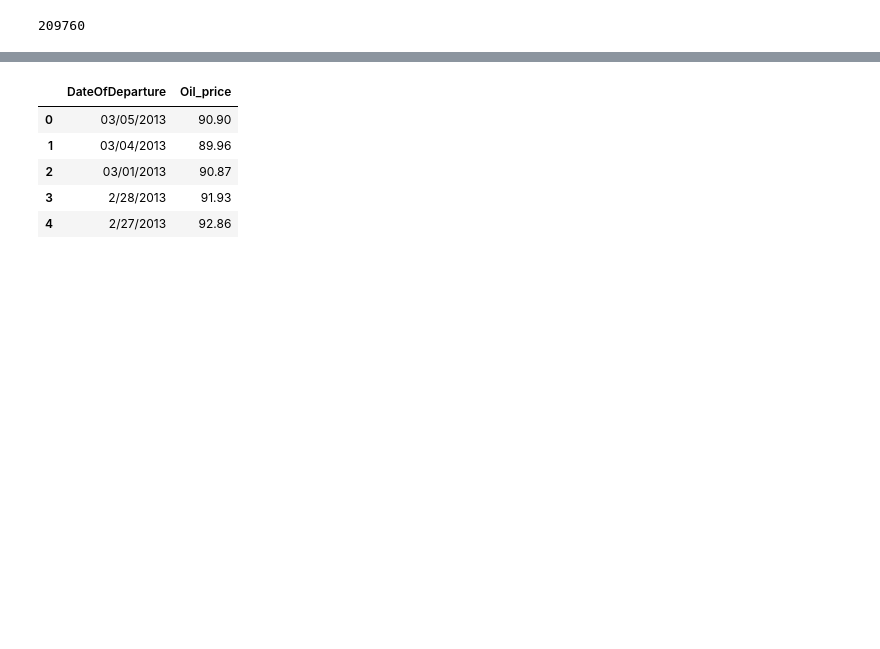
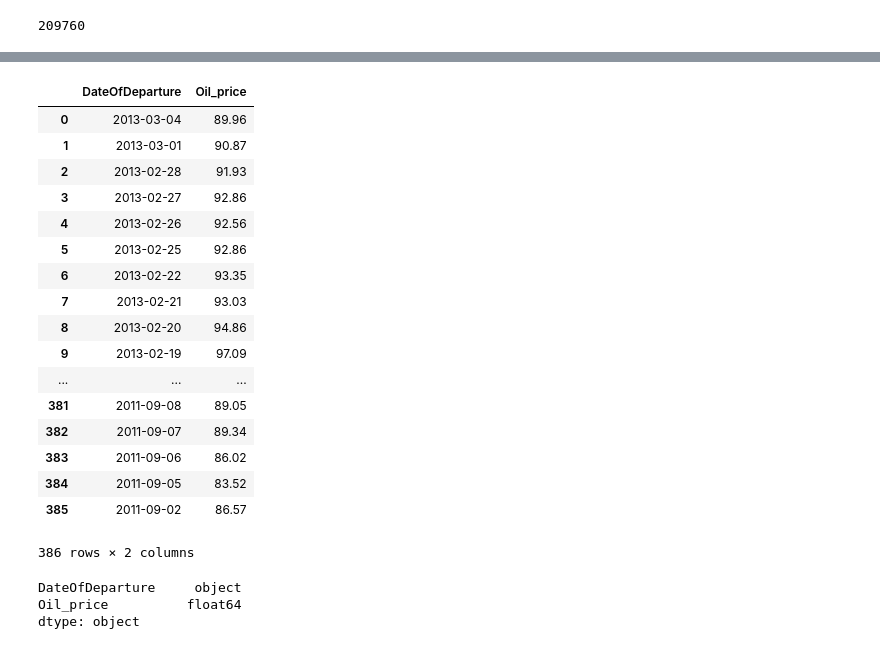
Before and after one commit to AdrienToulouse/Predicting_air_traffic, a Jupyter notebook: External_data.ipynb, the cells around one changed output, grey strips where cells are left out. Saved outputs shown, nothing was run; the diff lists cells and outputs as text; code cells hidden in the pictures; blank space fills up the shorter version.

```diff
--- a/External_data.ipynb
+++ b/External_data.ipynb
@@ -185,10 +179,28 @@ X_ext_6.to_csv('external_data_6.csv')
 # %%
-X_oil = pd.read_csv('submissions/external_data/Oil_price.csv', sep=';')
-X_oil.head()
+X_oil = pd.read_csv('submissions/external_data/oil.csv', sep=';')
+X_oil.head(-1)
 # %% [output]
 |  | DateOfDeparture | Oil_price |
-| 0 | 03/05/2013 | 90.90 |
-| 1 | 03/04/2013 | 89.96 |
-| 2 | 03/01/2013 | 90.87 |
-| 3 | 2/28/2013 | 91.93 |
-| 4 | 2/27/2013 | 92.86 |
+| 0 | 2013-03-04 | 89.96 |
+| 1 | 2013-03-01 | 90.87 |
+| 2 | 2013-02-28 | 91.93 |
+| 3 | 2013-02-27 | 92.86 |
+| 4 | 2013-02-26 | 92.56 |
+| 5 | 2013-02-25 | 92.86 |
+| 6 | 2013-02-22 | 93.35 |
+| 7 | 2013-02-21 | 93.03 |
+| 8 | 2013-02-20 | 94.86 |
+| 9 | 2013-02-19 | 97.09 |
+| ... | ... | ... |
+| 381 | 2011-09-08 | 89.05 |
+| 382 | 2011-09-07 | 89.34 |
+| 383 | 2011-09-06 | 86.02 |
+| 384 | 2011-09-05 | 83.52 |
+| 385 | 2011-09-02 | 86.57 |
+386 rows × 2 columns
+# %%
+X_oil.dtypes
+# %% [output]
+DateOfDeparture     object
+Oil_price          float64
+dtype: object
```
Also changed, not shown: parts of 17 cells of this notebook, 10 other files.
